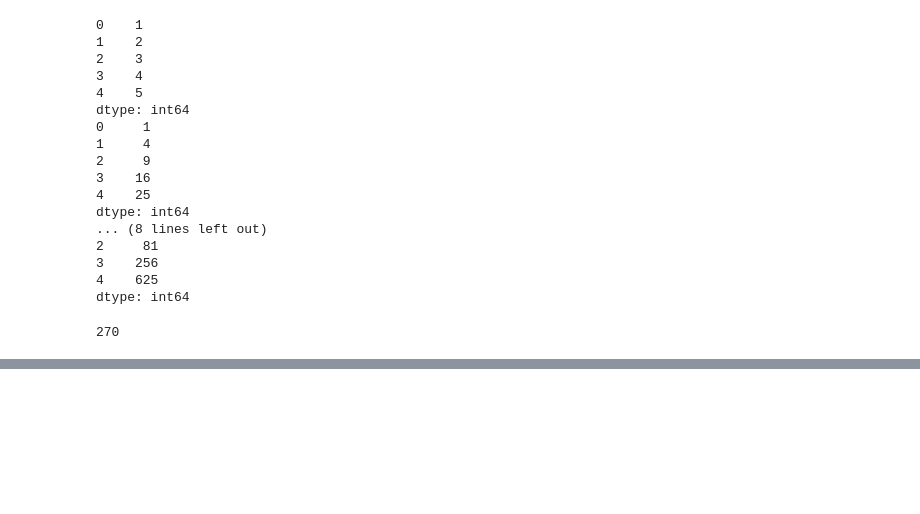
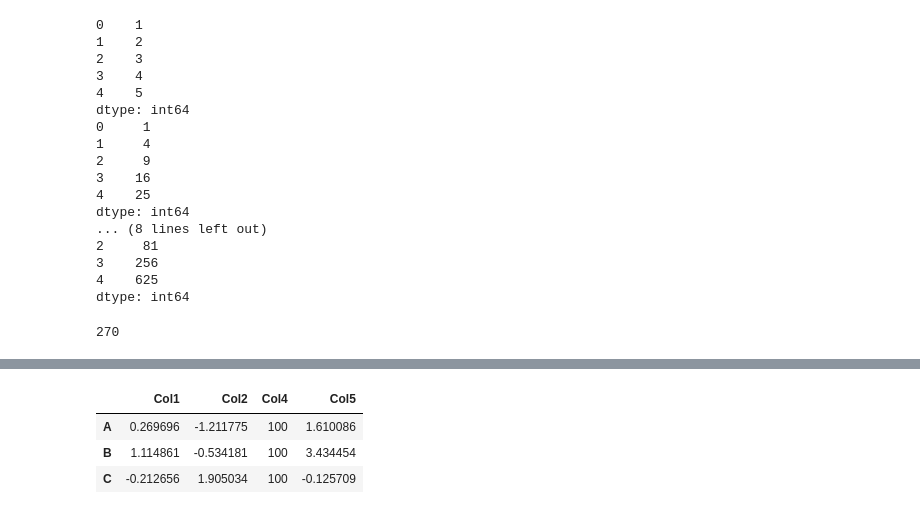
Before and after one commit to mhmtdmr/3401_23, a Jupyter notebook: 3 - pandas.ipynb, the cells around one changed output, grey strips where cells are left out. Cells and saved outputs as stored; diff of their text form; code cells hidden in the pictures; blank space fills up the shorter version.

```diff
--- a/3 - pandas.ipynb
+++ b/3 - pandas.ipynb
@@ -110,0 +247,7 @@ print(total["astra"])
+# %%
+pd_df_2
+# %% [output]
+|  | Col1 | Col2 | Col4 | Col5 |
+| A | 0.269696 | -1.211775 | 100 | 1.610086 |
+| B | 1.114861 | -0.534181 | 100 | 3.434454 |
+| C | -0.212656 | 1.905034 | 100 | -0.125709 |
```
Also changed, not shown: parts of 27 cells of this notebook, 2 other files.
